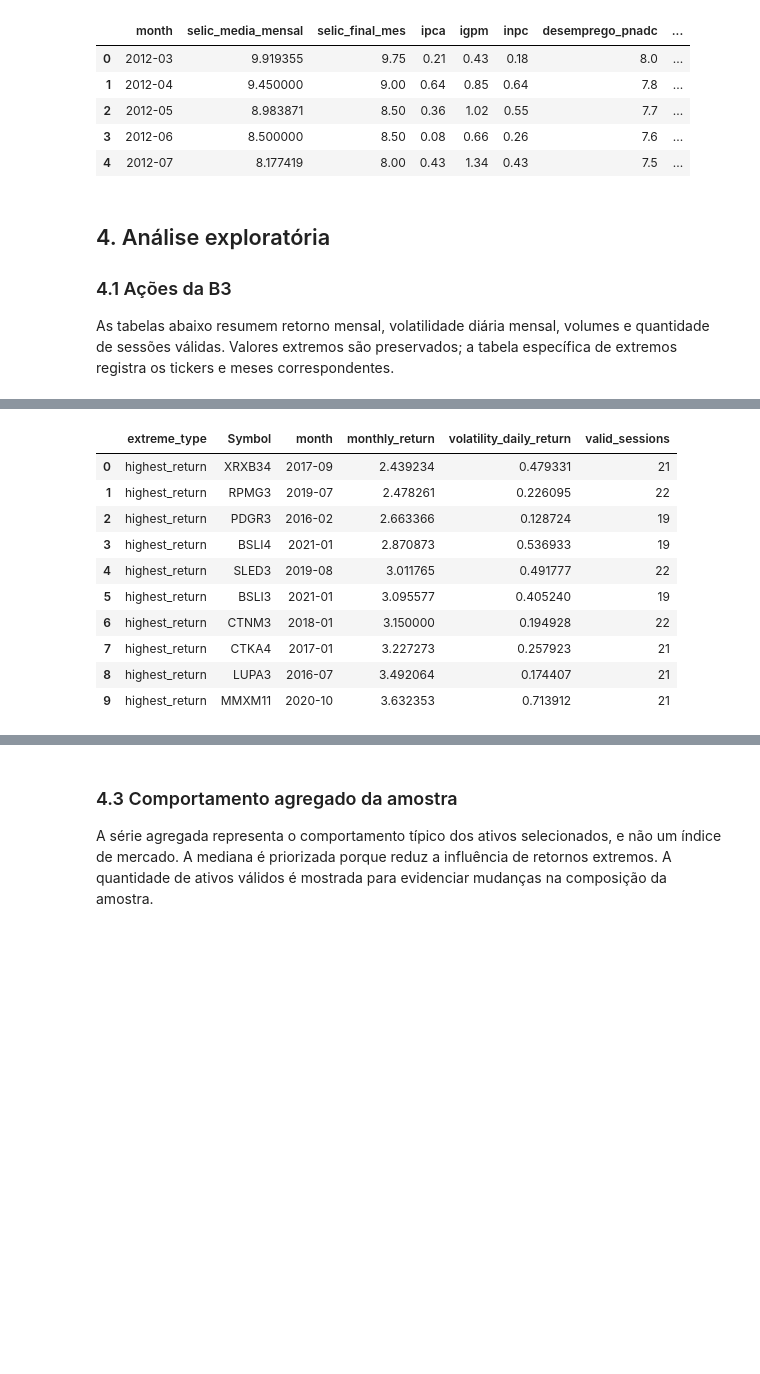
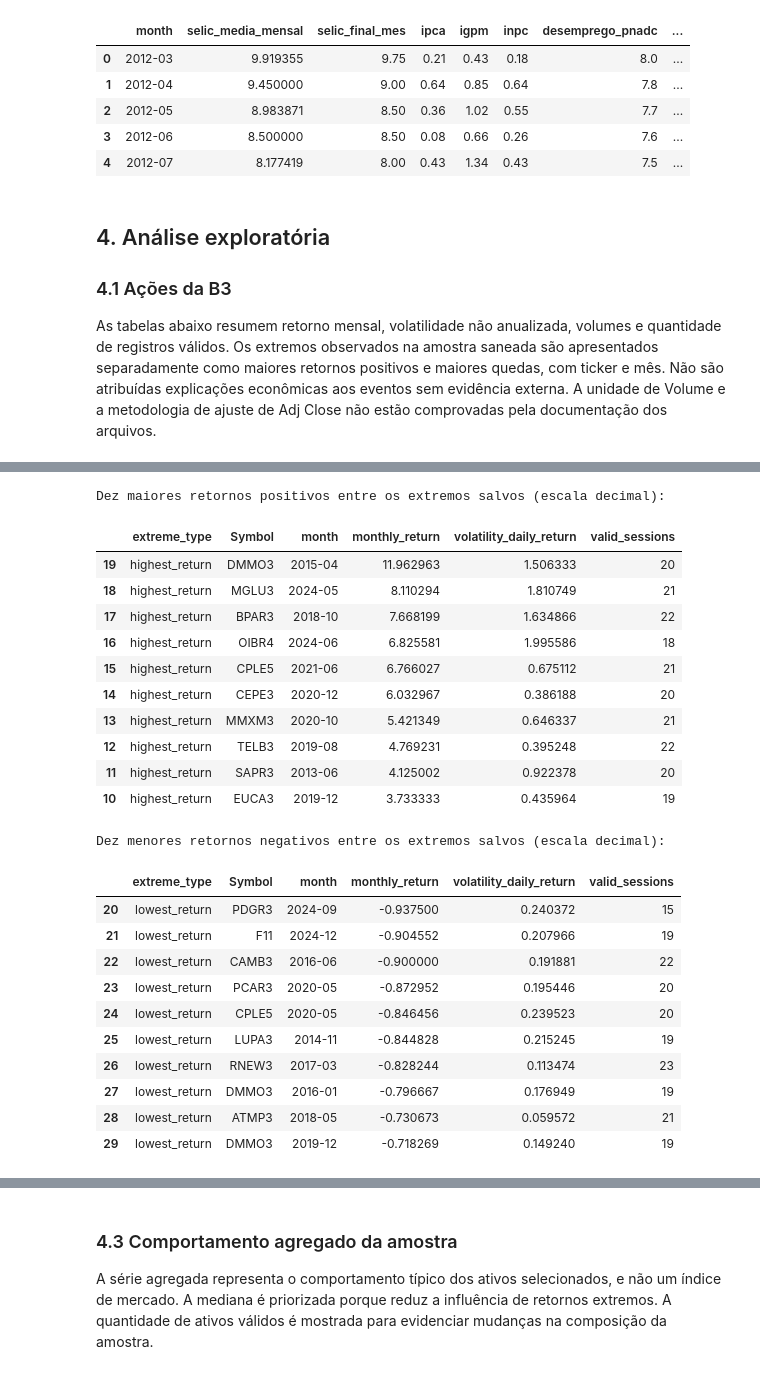
Before and after one commit to percerval/analise-b3-indicadores, a Jupyter notebook: notebooks/analise_b3_indicadores.ipynb, the cells around one changed output, grey strips where cells are left out. Cells and saved outputs as stored; diff of their text form; code cells hidden in the pictures; blank space fills up the shorter version.

```diff
--- a/notebooks/analise_b3_indicadores.ipynb
+++ b/notebooks/analise_b3_indicadores.ipynb
@@ -57,30 +59,46 @@ Indicadores: 154 meses
 
 ### 4.1 Ações da B3
 
-As tabelas abaixo resumem retorno mensal, volatilidade diária mensal, volumes e quantidade de sessões válidas. Valores extremos são preservados; a tabela específica de extremos registra os tickers e meses correspondentes.
+As tabelas abaixo resumem retorno mensal, volatilidade não anualizada, volumes e quantidade de registros válidos. Os extremos observados na amostra saneada são apresentados separadamente como maiores retornos positivos e maiores quedas, com ticker e mês. Não são atribuídas explicações econômicas aos eventos sem evidência externa. A unidade de Volume e a metodologia de ajuste de Adj Close não estão comprovadas pela documentação dos arquivos.
 # %%
 stock_stats = pd.read_csv(TABLES / 'stock_descriptive_statistics.csv')
 stock_extremes = pd.read_csv(TABLES / 'stock_return_extremes.csv')
 display(stock_stats)
-display(stock_extremes.head(10))
+print('Dez maiores retornos positivos entre os extremos salvos (escala decimal):')
+display(stock_extremes.loc[stock_extremes['monthly_return'].gt(0)].nlargest(10, 'monthly_return'))
+print('Dez menores retornos negativos entre os extremos salvos (escala decimal):')
+display(stock_extremes.loc[stock_extremes['monthly_return'].lt(0)].nsmallest(10, 'monthly_return'))
 # %% [output]
 |  | metric | count | missing | mean | median | std | min | q25 | q75 | max |
 | 0 | monthly_return | 29193 | 222 | 1.229005e-02 | 0.000000 | 2.019925e-01 | -0.9375 | -0.052632 | 5.676324e-02 | 1.196296e+01 |
 | 1 | volatility_daily_return | 29404 | 11 | 2.547452e-02 | 0.020279 | 4.834014e-02 | 0.0000 | 0.013006 | 3.025135e-02 | 4.518701e+00 |
 | 2 | volume_mean | 29415 | 0 | 2.245583e+06 | 23822.727273 | 7.894666e+06 | 0.0000 | 361.904762 | 1.278142e+06 | 2.008178e+08 |
 | 3 | volume_total | 29415 | 0 | 4.502936e+07 | 480386.000000 | 1.602430e+08 | 0.0000 | 7240.000000 | 2.532895e+07 | 4.618809e+09 |
 | 4 | valid_sessions | 29415 | 0 | 2.028815e+01 | 21.000000 | 2.506723e+00 | 1.0000 | 19.000000 | 2.200000e+01 | 2.300000e+01 |
+Dez maiores retornos positivos entre os extremos salvos (escala decimal):
 |  | extreme_type | Symbol | month | monthly_return | volatility_daily_return | valid_sessions |
-| 0 | highest_return | XRXB34 | 2017-09 | 2.439234 | 0.479331 | 21 |
-| 1 | highest_return | RPMG3 | 2019-07 | 2.478261 | 0.226095 | 22 |
-| 2 | highest_return | PDGR3 | 2016-02 | 2.663366 | 0.128724 | 19 |
-| 3 | highest_return | BSLI4 | 2021-01 | 2.870873 | 0.536933 | 19 |
-| 4 | highest_return | SLED3 | 2019-08 | 3.011765 | 0.491777 | 22 |
-| 5 | highest_return | BSLI3 | 2021-01 | 3.095577 | 0.405240 | 19 |
-| 6 | highest_return | CTNM3 | 2018-01 | 3.150000 | 0.194928 | 22 |
-| 7 | highest_return | CTKA4 | 2017-01 | 3.227273 | 0.257923 | 21 |
-| 8 | highest_return | LUPA3 | 2016-07 | 3.492064 | 0.174407 | 21 |
-| 9 | highest_return | MMXM11 | 2020-10 | 3.632353 | 0.713912 | 21 |
+| 19 | highest_return | DMMO3 | 2015-04 | 11.962963 | 1.506333 | 20 |
+| 18 | highest_return | MGLU3 | 2024-05 | 8.110294 | 1.810749 | 21 |
+| 17 | highest_return | BPAR3 | 2018-10 | 7.668199 | 1.634866 | 22 |
+| 16 | highest_return | OIBR4 | 2024-06 | 6.825581 | 1.995586 | 18 |
+| 15 | highest_return | CPLE5 | 2021-06 | 6.766027 | 0.675112 | 21 |
+| 14 | highest_return | CEPE3 | 2020-12 | 6.032967 | 0.386188 | 20 |
+| 13 | highest_return | MMXM3 | 2020-10 | 5.421349 | 0.646337 | 21 |
+| 12 | highest_return | TELB3 | 2019-08 | 4.769231 | 0.395248 | 22 |
+| 11 | highest_return | SAPR3 | 2013-06 | 4.125002 | 0.922378 | 20 |
+| 10 | highest_return | EUCA3 | 2019-12 | 3.733333 | 0.435964 | 19 |
+Dez menores retornos negativos entre os extremos salvos (escala decimal):
+|  | extreme_type | Symbol | month | monthly_return | volatility_daily_return | valid_sessions |
+| 20 | lowest_return | PDGR3 | 2024-09 | -0.937500 | 0.240372 | 15 |
+| 21 | lowest_return | F11 | 2024-12 | -0.904552 | 0.207966 | 19 |
+| 22 | lowest_return | CAMB3 | 2016-06 | -0.900000 | 0.191881 | 22 |
+| 23 | lowest_return | PCAR3 | 2020-05 | -0.872952 | 0.195446 | 20 |
+| 24 | lowest_return | CPLE5 | 2020-05 | -0.846456 | 0.239523 | 20 |
+| 25 | lowest_return | LUPA3 | 2014-11 | -0.844828 | 0.215245 | 19 |
+| 26 | lowest_return | RNEW3 | 2017-03 | -0.828244 | 0.113474 | 23 |
+| 27 | lowest_return | DMMO3 | 2016-01 | -0.796667 | 0.176949 | 19 |
+| 28 | lowest_return | ATMP3 | 2018-05 | -0.730673 | 0.059572 | 21 |
+| 29 | lowest_return | DMMO3 | 2019-12 | -0.718269 | 0.149240 | 19 |
 # %% [markdown]
 ### 4.2 Indicadores econômicos
 
```
Also changed, not shown: parts of 17 cells of this notebook, 3 other files.
